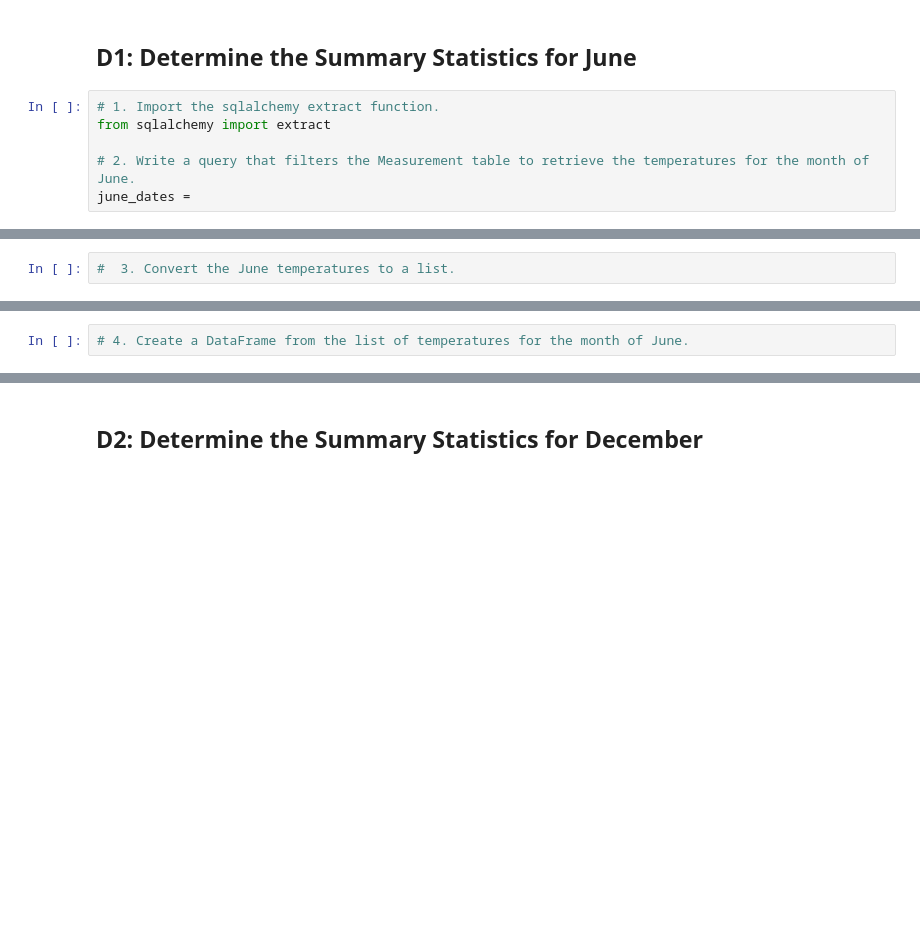
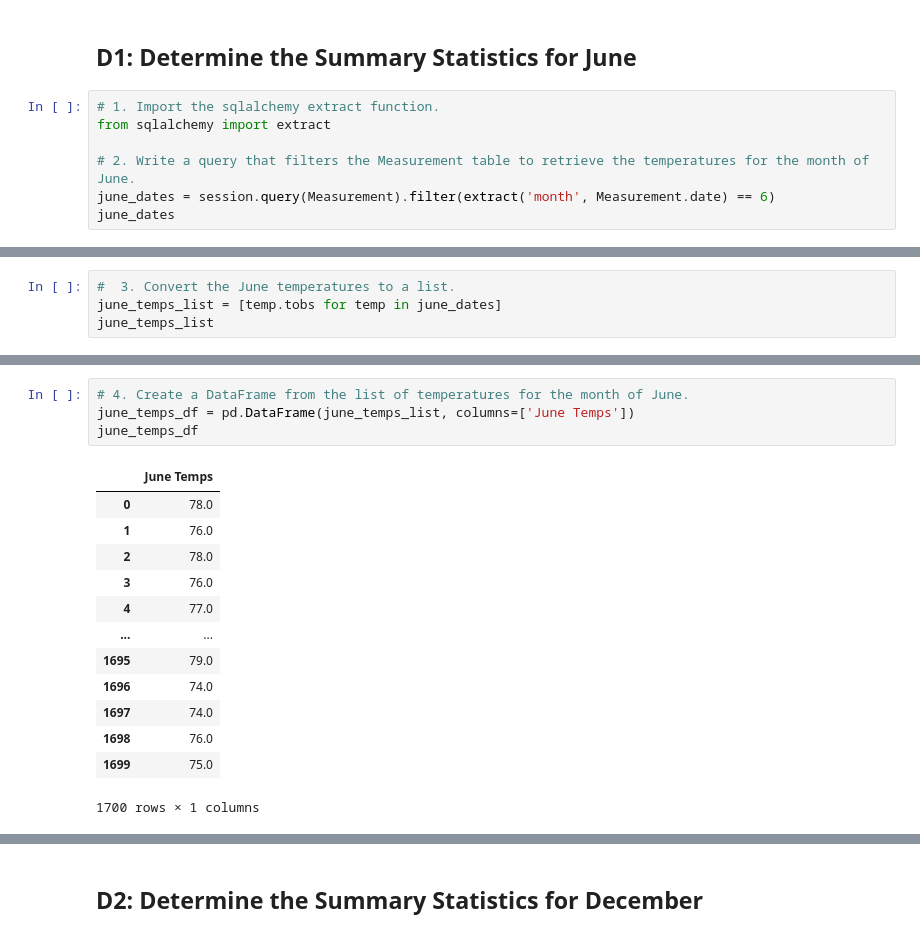
Before and after one commit to jmueller187/surfs_up, a Jupyter notebook: SurfsUp_Challenge.ipynb, the cells around one changed output, grey strips where cells are left out. Cells and saved outputs as stored; diff of their text form; blank space fills up the shorter version.

```diff
--- a/SurfsUp_Challenge.ipynb
+++ b/SurfsUp_Challenge.ipynb
@@ -28,4 +29,5 @@ session = Session(engine)
 from sqlalchemy import extract
 
 # 2. Write a query that filters the Measurement table to retrieve the temperatures for the month of June.
-june_dates =
+june_dates = session.query(Measurement).filter(extract('month', Measurement.date) == 6)
+june_dates
@@ -32,2 +36,4 @@ june_dates =
 # %%
 #  3. Convert the June temperatures to a list.
+june_temps_list = [temp.tobs for temp in june_dates]
+june_temps_list
@@ -34,4 +58,20 @@ june_dates =
 # %%
 # 4. Create a DataFrame from the list of temperatures for the month of June.
+june_temps_df = pd.DataFrame(june_temps_list, columns=['June Temps'])
+june_temps_df
+# %% [output]
+|  | June Temps |
+| 0 | 78.0 |
+| 1 | 76.0 |
+| 2 | 78.0 |
+| 3 | 76.0 |
+| 4 | 77.0 |
+| ... | ... |
+| 1695 | 79.0 |
+| 1696 | 74.0 |
+| 1697 | 74.0 |
+| 1698 | 76.0 |
+| 1699 | 75.0 |
+1700 rows × 1 columns
 # %%
 # 5. Calculate and print out the summary statistics for the June temperature DataFrame.
```
Also changed, not shown: parts of 10 cells of this notebook, 6 other files.
